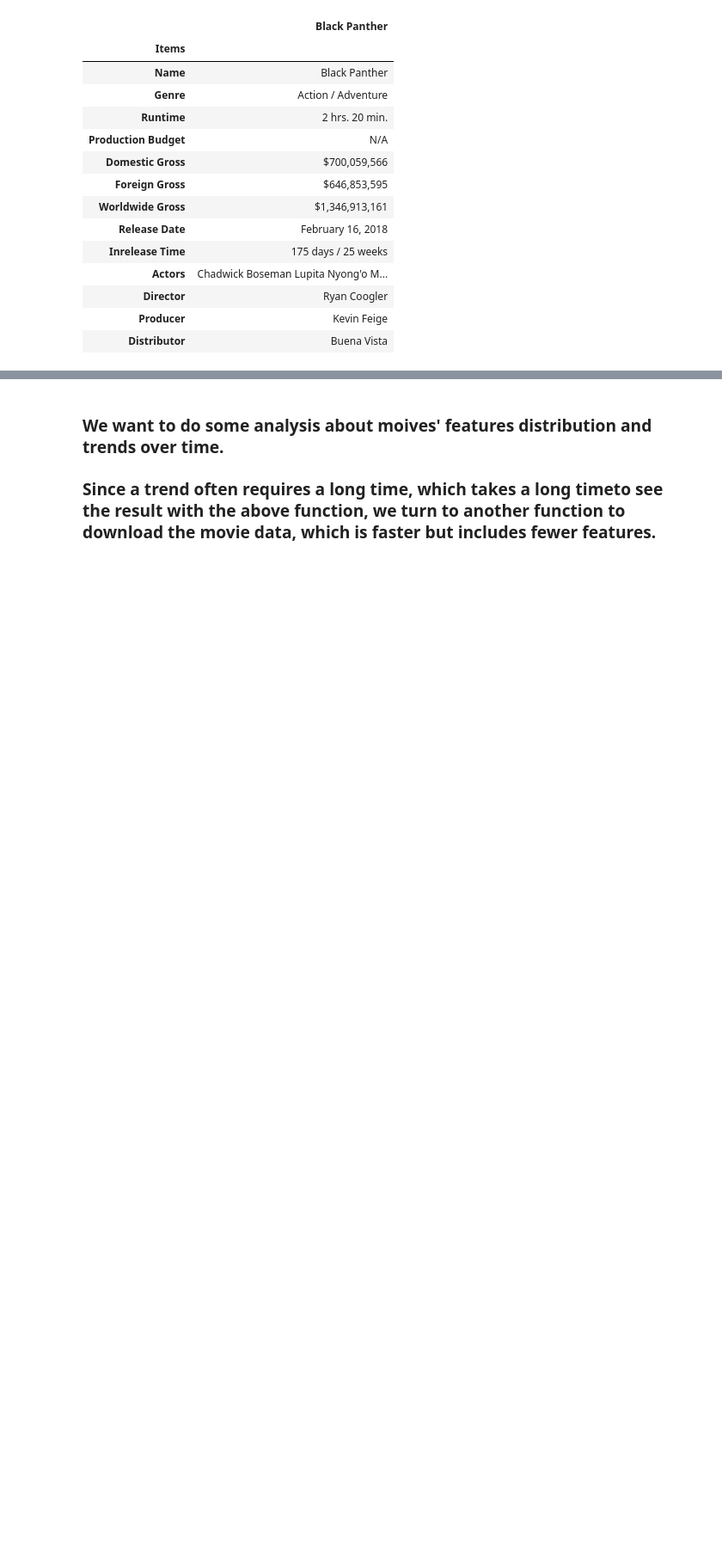
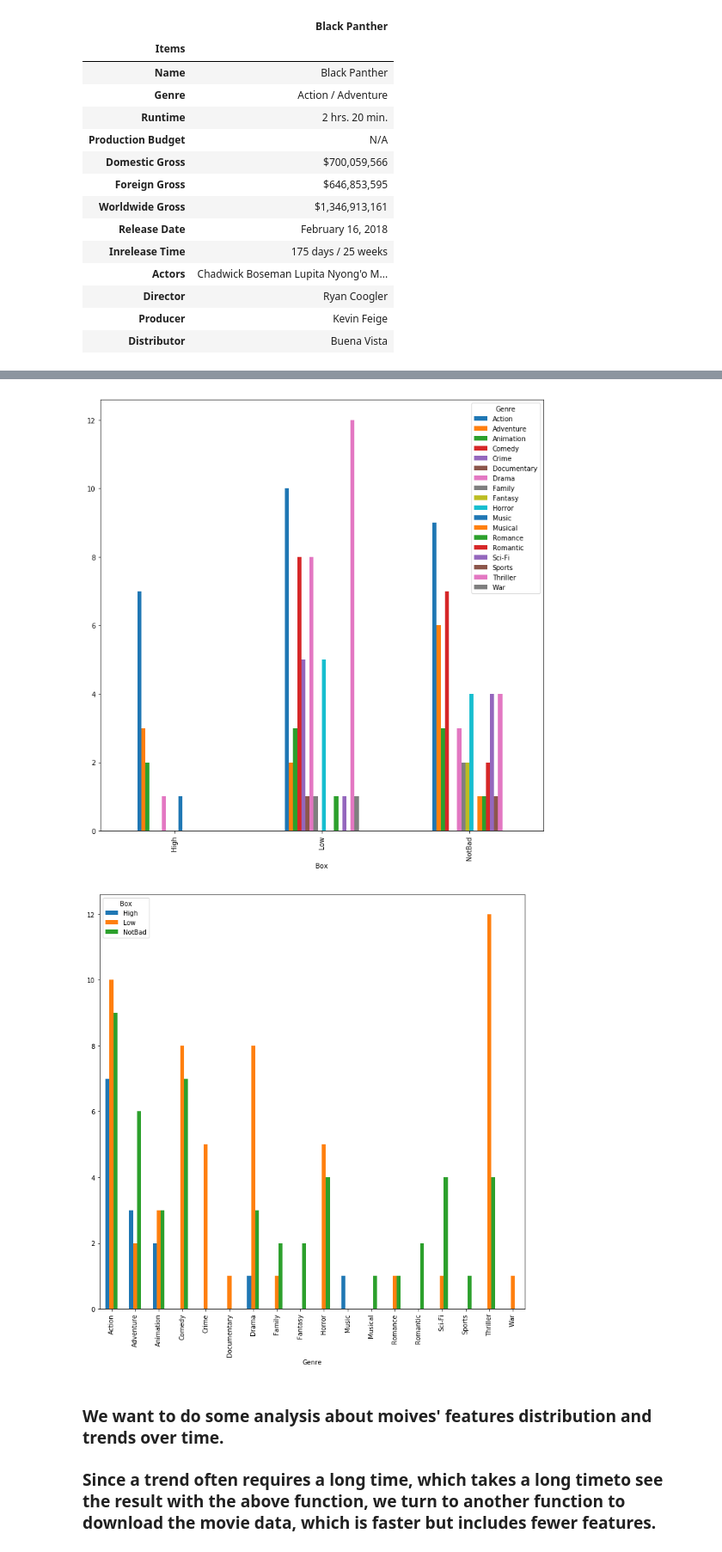
Before and after one commit to yz3432/TFA, a Jupyter notebook: project.ipynb, the cells around one changed output, grey strips where cells are left out. Shown at 86% size. Cells and saved outputs as stored; diff of their text form; code cells hidden in the pictures; blank space fills up the shorter version.

Commit message:
define five major movie showtimes; clean data of domestic gross in ten years; add some visualization charts

```diff
--- a/project.ipynb
+++ b/project.ipynb
@@ -322,0 +324,17 @@ NameError: name 'data_18' is not defined
+# %%
+#Start to group movies by box office. We devide the box office into three types, which are high, moderate and low, and look into genres and showtimes.
+# assign movies into different groups by gross(int)
+def group(df):
+    box = []
+    for item in data_18n['domes_gross']:
+        if item >= data_18n.domes_gross.quantile(0.9):
+            box.append('High')
+        elif item >= data_18n.domes_gross.quantile(0.5):
+            box.append('NotBad')
+        else:
+            box.append('Low')
+    df['Box'] = box
+    return df
+# %%
+data_18g = group(data_18n)
+data_18g
@@ -322,0 +360,12 @@ NameError: name 'data_18' is not defined
+# %%
+####movie showtime
+import re
+Date = []
+for item in data_18g['date']:
+    pattern_1 = re.compile(r'\d+')
+    match_1 = re.findall(pattern_1,item)
+    num = ''
+    for n in range(len(match_1)):
+        num += match_1[n]
+    Date.append(int(num))
+data_18g['dateint'] = Date
@@ -322,0 +468,5 @@ NameError: name 'data_18' is not defined
+# %%
+# We begin to analyze by genre
+# split the genres and make it more clear
+data_18s = data_18g.drop('Genre', axis=1).join(data_18g['Genre'].str.split(' ', expand=True).stack().reset_index(level=1, drop=True).rename('Genre'))
+data_18ss = data_18s[data_18s['Genre'] != '/']
@@ -323,3 +517,16 @@ NameError: name 'data_18' is not defined
+# %%
+# groupby genre analysis: data visualization
+import matplotlib.pyplot as plt
+var = data_18ss.groupby(['Box', 'Genre']).size()
+var.sort_values(ascending = False).unstack().plot(kind='bar',figsize=(12,12))
+
+var = data_18ss.groupby(['Genre', 'Box']).size()
+var.sort_values(ascending = False).unstack().plot(kind='bar',figsize=(12,12))
+# var.unstack().plot(kind='bar', stacked=True,figsize=(12,12))
+plt.show()
+# %% [output]
+[figure, added]
+[figure, added]
 # %% [markdown]
 ### We want to do some analysis about moives' features distribution and trends over time.
 ### Since a trend often requires a long time, which takes a long timeto see the result with the above function, we turn to another function to download the movie data, which is faster but includes fewer features.
```
Also changed, not shown: parts of 17 cells of this notebook.
